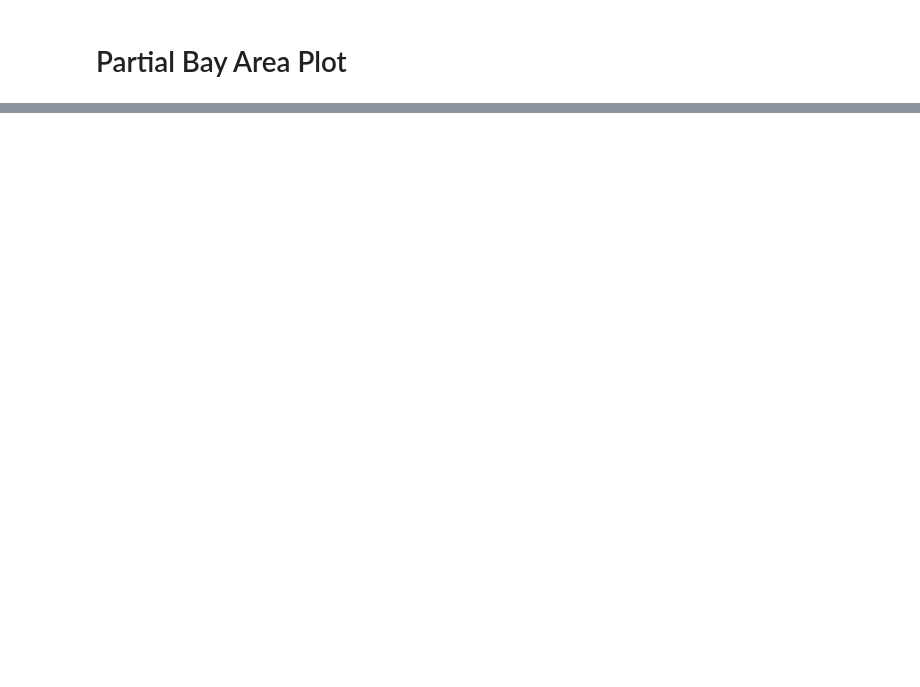
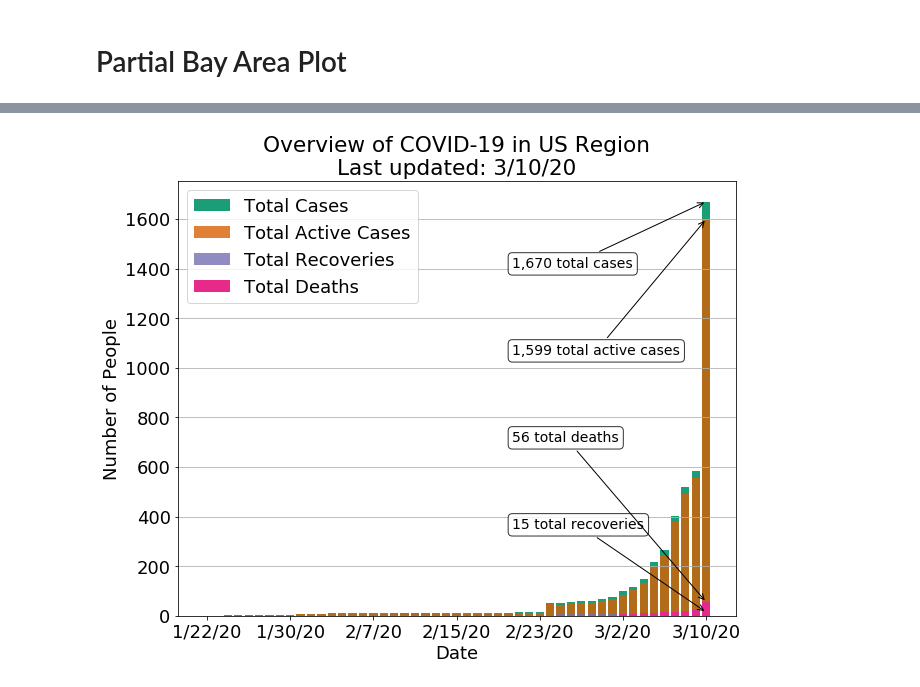
Before and after one commit to nrhinehart/COVID-19-pyvis, a Jupyter notebook: berkeley_monitor.ipynb, the cells around one changed output, grey strips where cells are left out. Drawn from its saved outputs; the diff is of its cells as text; code cells hidden in the pictures; blank space fills up the shorter version.

```diff
--- a/berkeley_monitor.ipynb
+++ b/berkeley_monitor.ipynb
@@ -149,0 +159,4 @@ plot_counties(['Alameda County, CA', 'San Francisco County, CA', 'Santa Clara Co
+# %%
+plot_regions(['US'])#, fig=fig, ax=axes[1,0])
+# %% [output]
+[figure, added]
```
Also changed, not shown: parts of 3 cells of this notebook, 1 other file.
